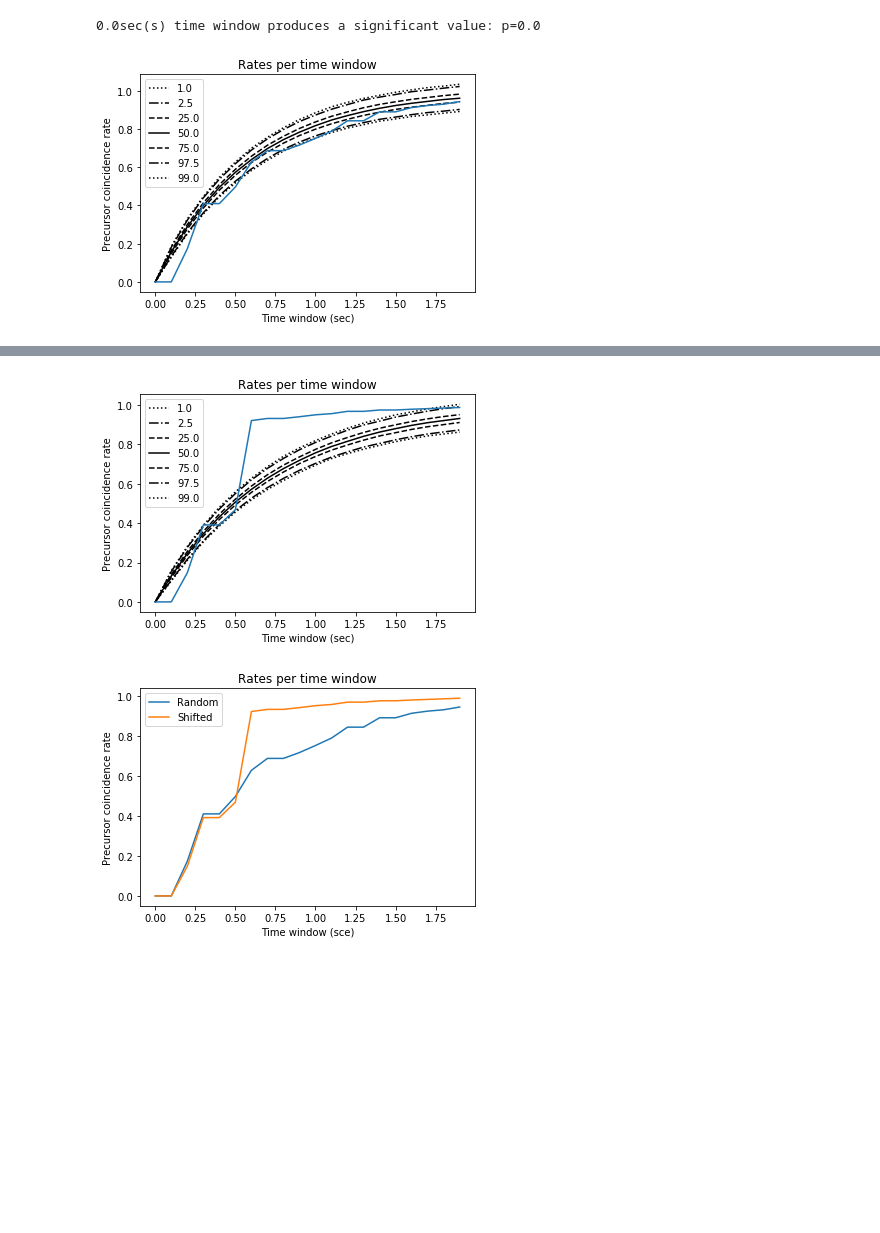
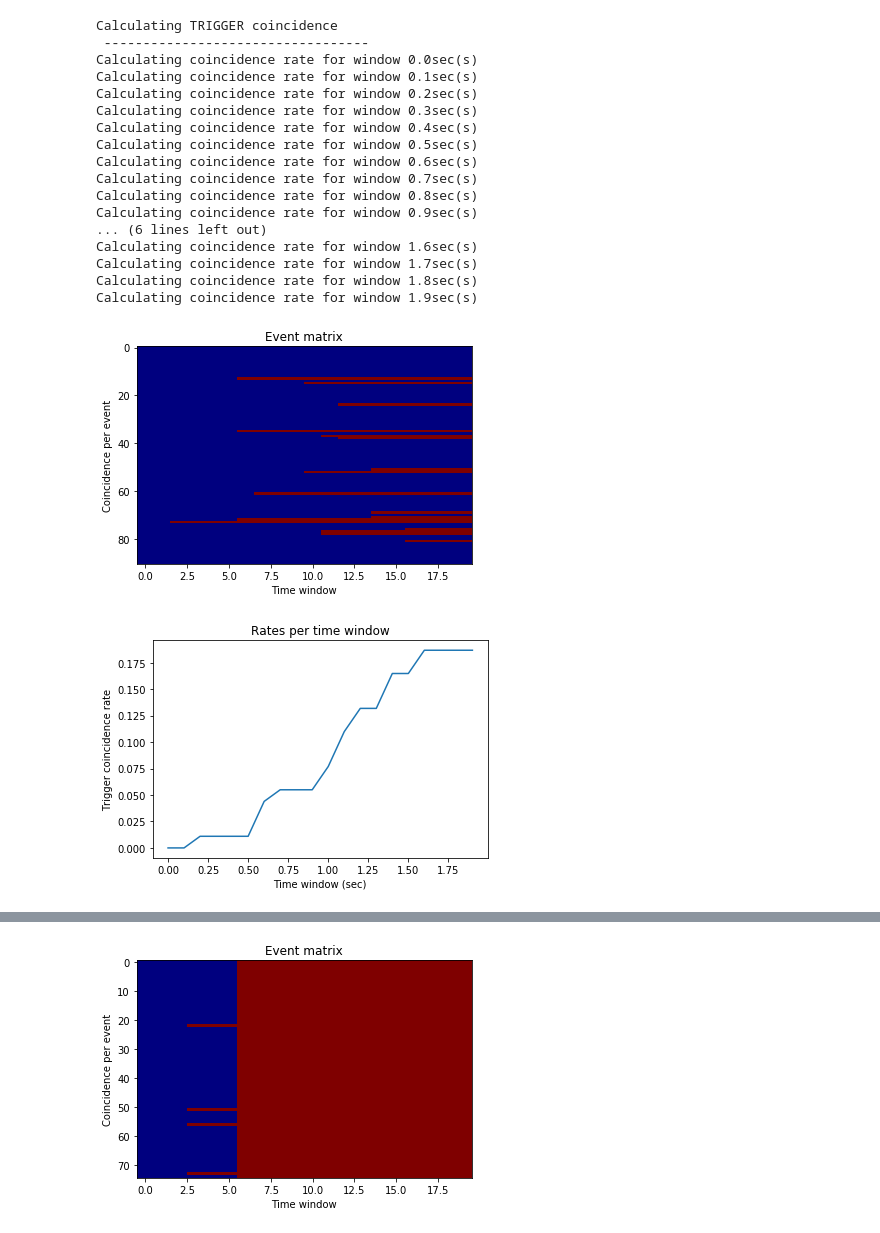
Before and after one commit to ashwinrammohan/MouseCV, a Jupyter notebook: Event Coincidence.ipynb, the cells around one changed output, grey strips where cells are left out. Cells and saved outputs as stored; diff of their text form; code cells hidden in the pictures; blank space fills up the shorter version.

```diff
--- a/Event Coincidence.ipynb
+++ b/Event Coincidence.ipynb
@@ -11,21 +11,26 @@ tau = 0.05
 win_t = np.arange(0, 2, 1/fps)
 
 #random dataset
-onepr = 1./6
+onepr = 1./70
 a = np.random.choice([0,1], size=6000, p=[1-onepr, onepr])
 b = np.random.choice([0,1], size=6000, p=[1-onepr, onepr])
 
 #shifted dataset
 shft = 5
 c = np.hstack((a.copy()[shft:], np.zeros(shft)))
-ind = np.random.choice(np.arange(0, fps*T, 1), size =1000, replace = False)
+ind = np.random.choice(np.arange(0, fps*T, 1), size =1, replace = False)
 c[ind] = 0
 
 #time vector
 time = np.arange(0,T,1/fps)
+data = np.vstack((a,b,c))
 
 plt.step(time[:200], a[:200])
 plt.step(time[:200], b[:200])
+plt.step(time[:200], c[:200])
+plt.show()
+
+plt.imshow(data, aspect = 'auto', cmap = 'binary')
 plt.show()
 
 #total number of events
@@ -177,19 +212,45 @@ def getResults(rate_win,
 
     return (results)
 # %%
-rand, na, nb = eventCoin(a,b, win_t=win_t, ratetype='precursor', verbose = False, veryVerbose = False)
-shifted, na, nc = eventCoin(a,c, win_t=win_t, ratetype = 'precursor', verbose = False, veryVerbose=False)
+import time
 
-plt.plot(win_t, rand,  label='Random')
-plt.plot(win_t, shifted, label='Shifted')
-plt.title('Rates per time window')
-plt.xlabel('Time window (sce)')
-plt.ylabel('Precursor coincidence rate')
-plt.legend()
-plt.show()
+t0 = time.time()
+
+rand, na, nb = eventCoin(a,b, win_t=win_t, ratetype ='trigger', verbose = True, veryVerbose = False)
+shifted, na, nc = eventCoin(a,c, win_t=win_t, ratetype = 'trigger', verbose = True, veryVerbose=False)
+
+rand, na, nb = eventCoin(a,b, win_t=win_t, ratetype ='precursor', verbose = True, veryVerbose = False)
+shifted, na, nc = eventCoin(a,c, win_t=win_t, ratetype = 'precursor', verbose = True, veryVerbose=False)
+
+# plt.plot(win_t, rand,  label='Random')
+# plt.plot(win_t, shifted, label='Shifted')
+# plt.title('Rates per time window')
+# plt.xlabel('Time window (sce)')
+# plt.ylabel('Precursor coincidence rate')
+# plt.legend()
+# plt.show()
 
 rand_results = getResults(rand, win_t=win_t, na=na, nb=nb, verbose = True, veryVerbose = False)
 shifted_results = getResults(shifted, win_t=win_t, na=na, nb=nc, verbose = True, veryVerbose = False)
+
+print('Time required for analysis: ', time.time() - t0)
 # %% [output]
-0.0sec(s) time window produces a significant value: p=0.0
+Calculating TRIGGER coincidence
+ ----------------------------------
+Calculating coincidence rate for window 0.0sec(s)
+Calculating coincidence rate for window 0.1sec(s)
+Calculating coincidence rate for window 0.2sec(s)
+Calculating coincidence rate for window 0.3sec(s)
+Calculating coincidence rate for window 0.4sec(s)
+Calculating coincidence rate for window 0.5sec(s)
+Calculating coincidence rate for window 0.6sec(s)
+Calculating coincidence rate for window 0.7sec(s)
+Calculating coincidence rate for window 0.8sec(s)
+Calculating coincidence rate for window 0.9sec(s)
+... (6 lines left out)
+Calculating coincidence rate for window 1.6sec(s)
+Calculating coincidence rate for window 1.7sec(s)
+Calculating coincidence rate for window 1.8sec(s)
+Calculating coincidence rate for window 1.9sec(s)
-[figure, old version]
+[figure, new version]
+[figure, new version]
@@ -212,2 +274 @@ shifted_results = getResults(shifted, win_t=win_t, na=na, nb=nc, verbose = True,
-[figure, old version]
-[figure, old version]
+[figure, new version]
```
Also changed, not shown: parts of 4 cells of this notebook, 2 other files.
